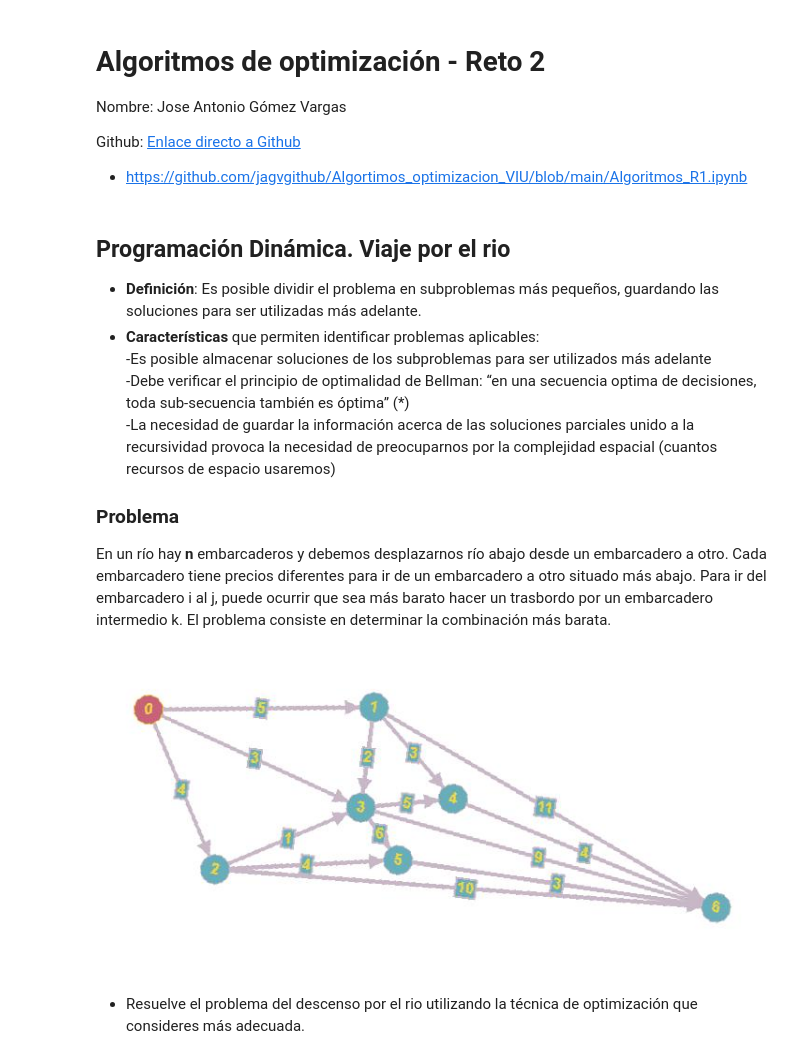
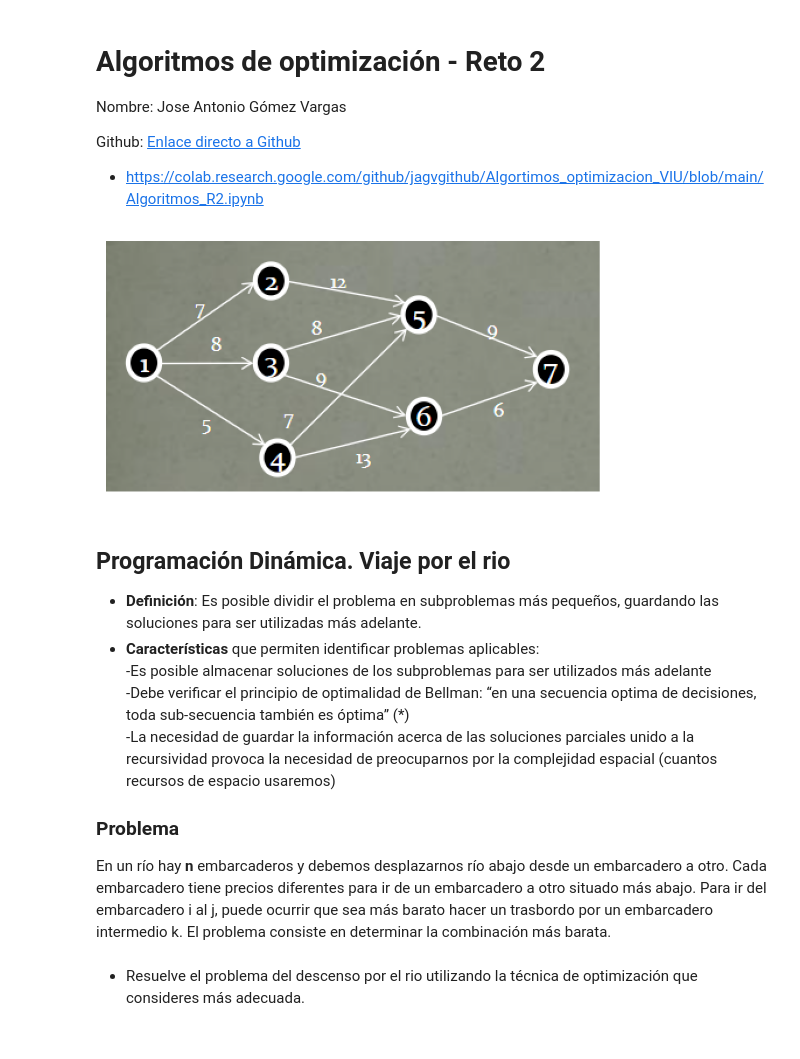
Before and after one commit to jagvgithub/Algortimos_optimizacion_VIU, a Jupyter notebook: Algoritmos_R2.ipynb, the cells around one changed output. Cells and saved outputs as stored; diff of their text form; code cells hidden in the pictures.

```diff
--- a/Algoritmos_R2.ipynb
+++ b/Algoritmos_R2.ipynb
@@ -7,7 +7,29 @@ Nombre: Jose Antonio Gómez Vargas
 
 Github: [Enlace directo a Github](https://github.com/jagvgithub/Algortimos_optimizacion_VIU/blob/main/Algoritmos_R1.ipynb)
 
-- https://github.com/jagvgithub/Algortimos_optimizacion_VIU/blob/main/Algoritmos_R1.ipynb
+- https://colab.research.google.com/github/jagvgithub/Algortimos_optimizacion_VIU/blob/main/Algoritmos_R2.ipynb
+# %%
+import requests  # Para hacer solicitudes HTTP y descargar contenido de la web
+from PIL import Image  # Para abrir, manipular y guardar diferentes formatos de imágenes
+from io import BytesIO  # Para manipular flujos de datos en memoria como si fueran archivos
+import matplotlib.pyplot as plt  # Para crear visualizaciones y gráficos en Python
+import networkx as nx  # Para crear, manipular y estudiar la estructura de grafos y redes complejas
+import numpy as np  # Para trabajar con arreglos y matrices multidimensionales y realizar operaciones matemáticas de alto nivel
+
+
+# URL de la imagen en GitHub
+url = "https://raw.githubusercontent.com/jagvgithub/Algortimos_optimizacion_VIU/main/dinamica.png"
+
+# Solicitar la imagen
+response = requests.get(url)
+img = Image.open(BytesIO(response.content))
+
+# Mostrar la imagen
+plt.imshow(img)
+plt.axis('off') # Ocultar los ejes
+plt.show()
+# %% [output]
+[figure, added]
 # %% [markdown]
 ## Programación Dinámica. Viaje por el rio
 * **Definición**: Es posible dividir el problema en subproblemas más pequeños, guardando las soluciones para ser utilizadas más adelante.
@@ -18,7 +40,5 @@ Github: [Enlace directo a Github](https://github.com/jagvgithub/Algortimos_optim
 
 ### Problema<br>
 En un río hay **n** embarcaderos y debemos desplazarnos río abajo desde un embarcadero a otro. Cada embarcadero tiene precios diferentes para ir de un embarcadero a otro situado más abajo. Para ir del embarcadero i al j, puede ocurrir que sea más barato hacer un trasbordo por un embarcadero intermedio k. El problema consiste en determinar la combinación más barata.
-
-![1.jpg](embedded-picture-1)
 # %% [markdown]
 * Resuelve el problema del descenso por el rio utilizando la técnica de optimización que consideres más adecuada.
```
Also changed, not shown: parts of 9 cells of this notebook.
